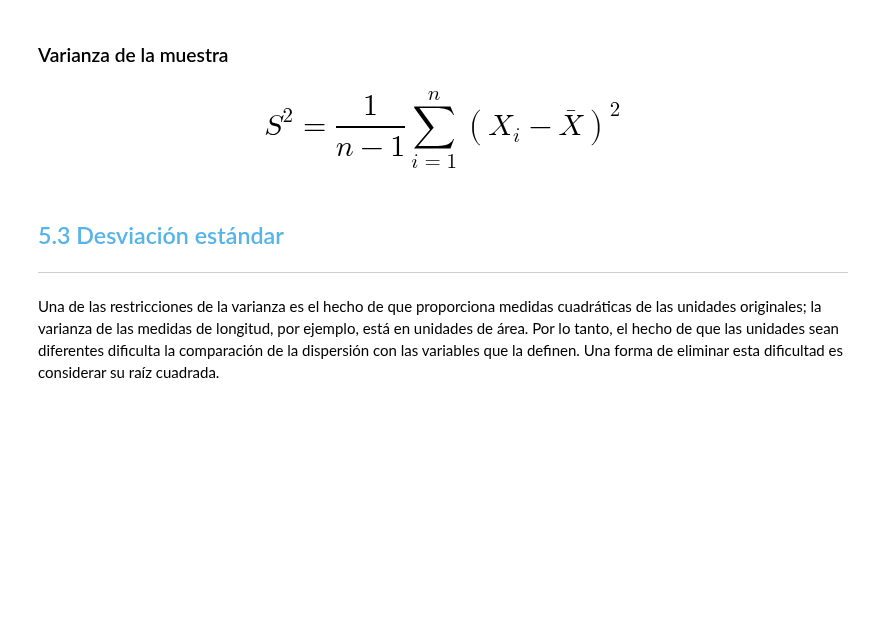
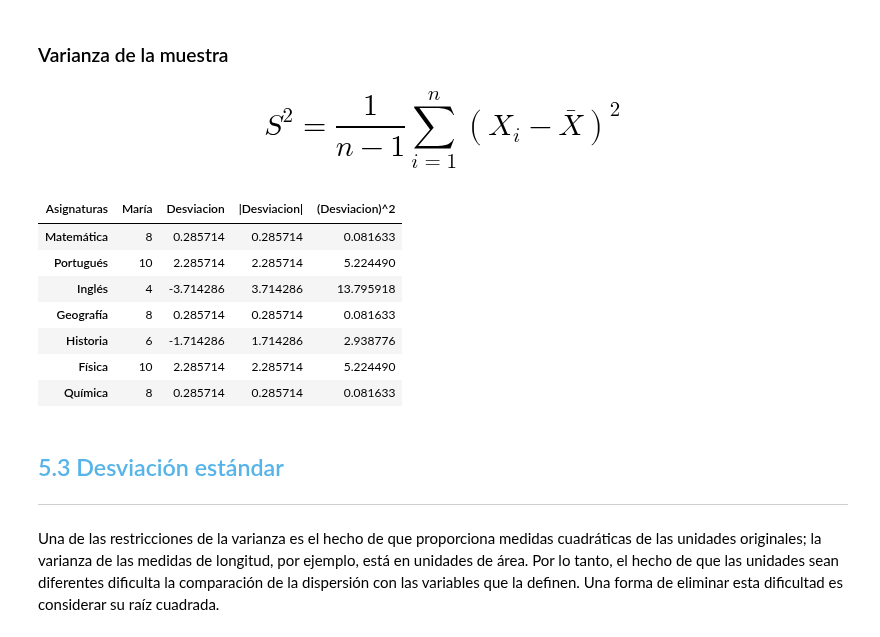
Before and after one commit to julioguzmanc/julioguzmanc-Estadistica-con-Python, a Jupyter notebook: Curso_de_Estadística_con_Python_1.ipynb, the cells around one changed output. Drawn from its saved outputs; the diff is of its cells as text; code cells hidden in the pictures; blank space fills up the shorter version.

```diff
--- a/Curso_de_Estadística_con_Python_1.ipynb
+++ b/Curso_de_Estadística_con_Python_1.ipynb
@@ -793,0 +807,3 @@ Aunque las medidas de tendencia central y de localización proporcionan un resum
+# %%
+notas_maria_dispersidad = df[['María']]
+notas_maria_dispersidad
@@ -793,0 +819,3 @@ Aunque las medidas de tendencia central y de localización proporcionan un resum
+# %%
+notas_media_maria = notas_maria_dispersidad.mean()[0]
+notas_media_maria
@@ -793,0 +824,3 @@ Aunque las medidas de tendencia central y de localización proporcionan un resum
+# %%
+notas_maria_dispersidad['Desviacion'] = notas_maria_dispersidad['María'] - notas_media_maria
+notas_maria_dispersidad
@@ -793,0 +841,3 @@ Aunque las medidas de tendencia central y de localización proporcionan un resum
+# %%
+notas_maria_dispersidad['|Desviacion|'] = notas_maria_dispersidad['Desviacion'].abs()
+notas_maria_dispersidad
@@ -806,3 +877,15 @@ La varianza se construye a partir de las diferencias entre cada observación y l
 ### Varianza de la muestra
 
 # $$S^2 = \frac 1{n-1}\sum_{i=1}^{n}(X_i-\bar{X})^2$$
+# %%
+notas_maria_dispersidad['(Desviacion)^2'] = notas_maria_dispersidad['Desviacion'].pow(2)
+notas_maria_dispersidad
+# %% [output]
+| Asignaturas | María | Desviacion | |Desviacion| | (Desviacion)^2 |
+| Matemática | 8 | 0.285714 | 0.285714 | 0.081633 |
+| Portugués | 10 | 2.285714 | 2.285714 | 5.224490 |
+| Inglés | 4 | -3.714286 | 3.714286 | 13.795918 |
+| Geografía | 8 | 0.285714 | 0.285714 | 0.081633 |
+| Historia | 6 | -1.714286 | 1.714286 | 2.938776 |
+| Física | 10 | 2.285714 | 2.285714 | 5.224490 |
+| Química | 8 | 0.285714 | 0.285714 | 0.081633 |
```
Also changed, not shown: parts of 9 cells of this notebook.
